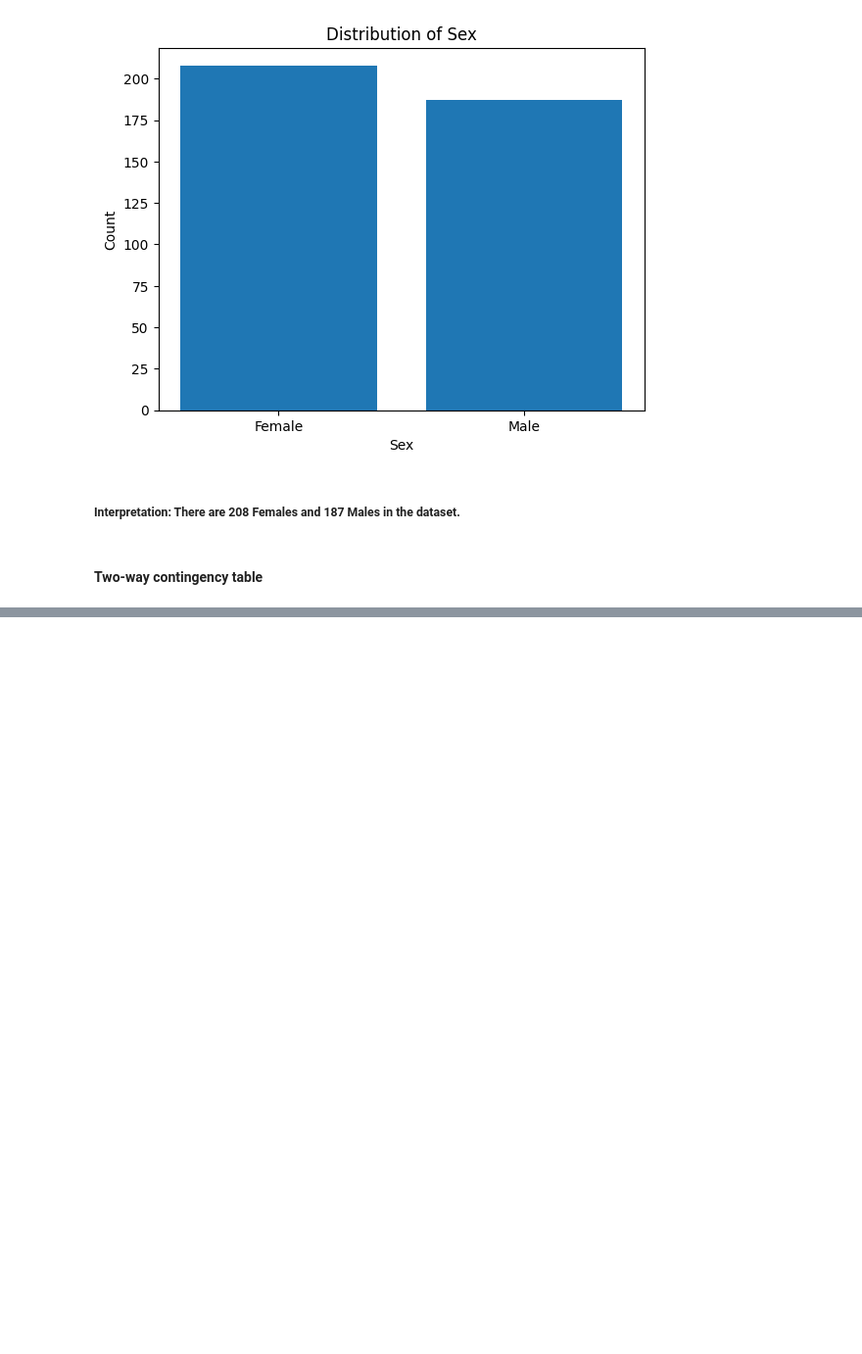
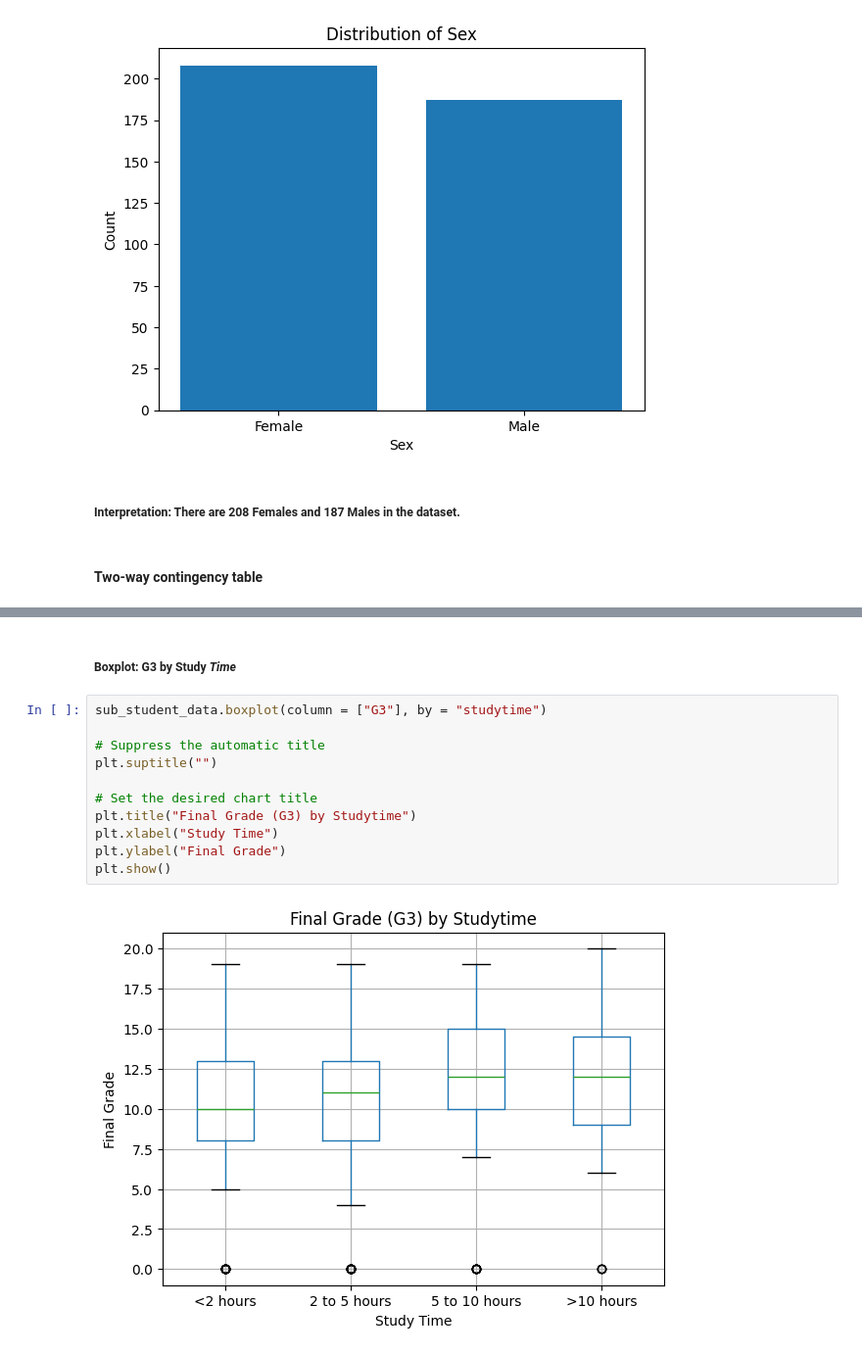
Before and after one commit to pressleydavid/hw4, a Jupyter notebook: HW4_Scratch.ipynb, the cells around one changed output, grey strips where cells are left out. Shown at 98% size. Drawn from its saved outputs; the diff is of its cells as text; blank space fills up the shorter version.

```diff
--- a/HW4_Scratch.ipynb
+++ b/HW4_Scratch.ipynb
@@ -308,0 +342,15 @@ student_data[numeric_data].corr()
+# %% [markdown]
+##### Boxplot: G3 by Study *Time*
+# %%
+sub_student_data.boxplot(column = ["G3"], by = "studytime")
+
+# Suppress the automatic title
+plt.suptitle("")
+
+# Set the desired chart title
+plt.title("Final Grade (G3) by Studytime")
+plt.xlabel("Study Time")
+plt.ylabel("Final Grade")
+plt.show()
+# %% [output]
+[figure, added]
```
Also changed, not shown: parts of 51 cells of this notebook.
